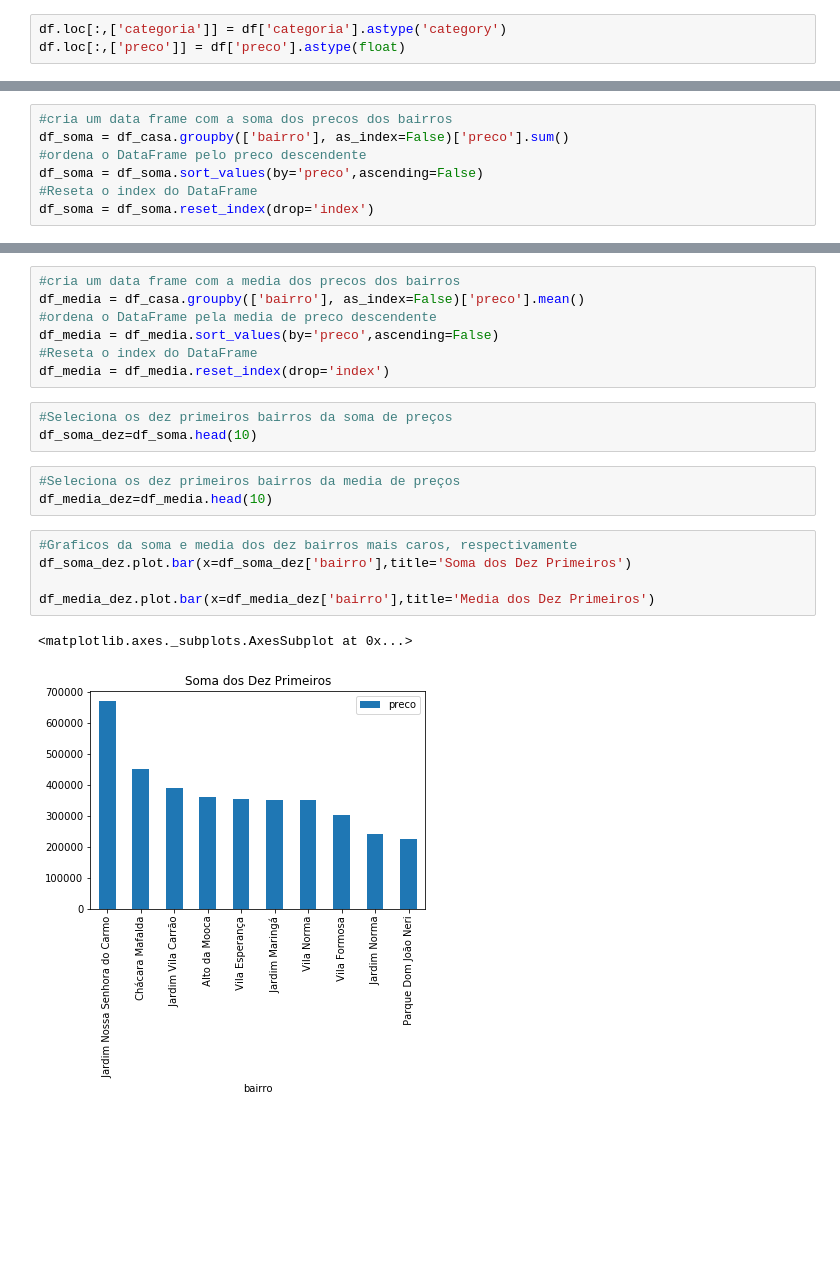
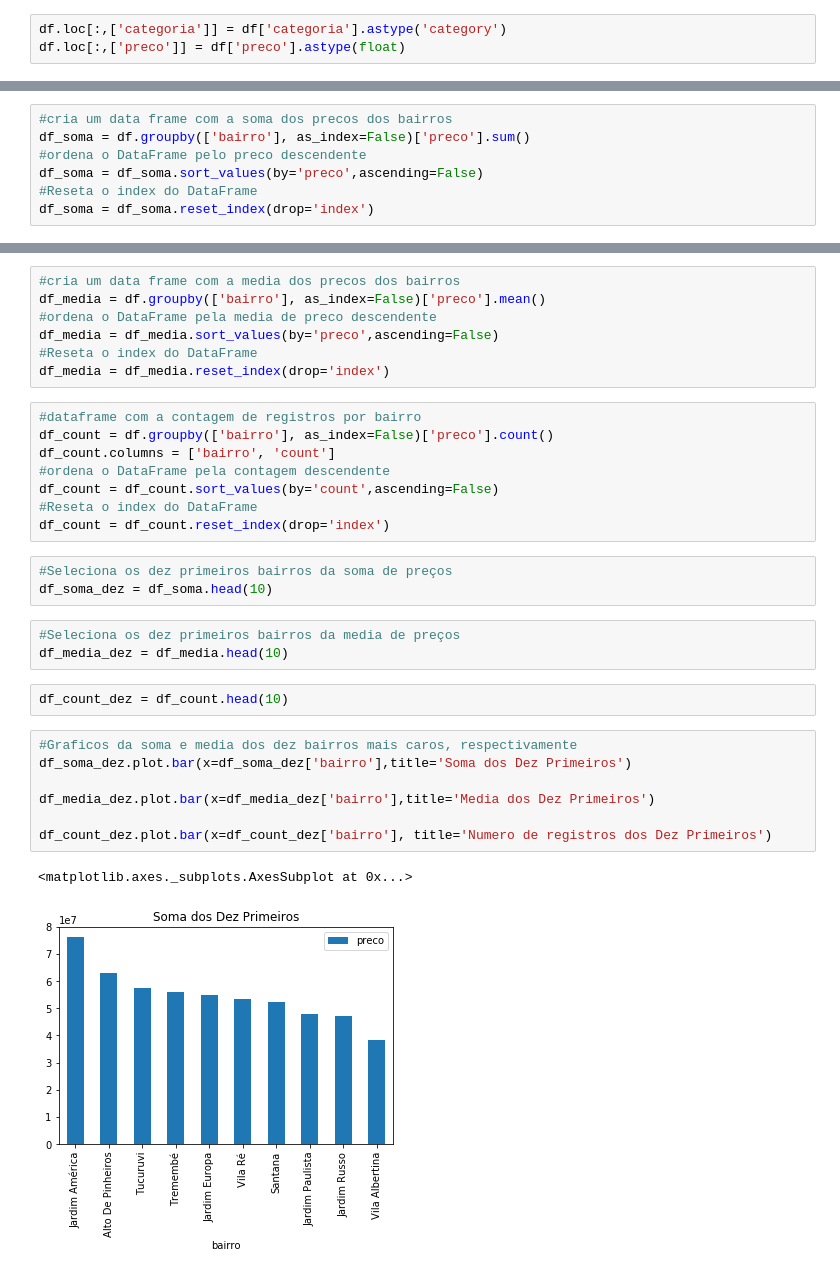
Before and after one commit to gian-lepear/olx-webscrap, a Jupyter notebook: 2-OLX_Analise/Analise_OLX.ipynb, the cells around one changed output, grey strips where cells are left out. Cells and saved outputs as stored; diff of their text form; blank space fills up the shorter version.

```diff
--- a/2-OLX_Analise/Analise_OLX.ipynb
+++ b/2-OLX_Analise/Analise_OLX.ipynb
@@ -64,6 +56,6 @@ df_casa = df_casa[['bairro', 'preco']]
 # %%
 #cria um data frame com a soma dos precos dos bairros
-df_soma = df_casa.groupby(['bairro'], as_index=False)['preco'].sum()
+df_soma = df.groupby(['bairro'], as_index=False)['preco'].sum()
 #ordena o DataFrame pelo preco descendente
 df_soma = df_soma.sort_values(by='preco',ascending=False)
 #Reseta o index do DataFrame
@@ -71,21 +84,33 @@ df_soma = df_soma.reset_index(drop='index')
 # %%
 #cria um data frame com a media dos precos dos bairros
-df_media = df_casa.groupby(['bairro'], as_index=False)['preco'].mean()
+df_media = df.groupby(['bairro'], as_index=False)['preco'].mean()
 #ordena o DataFrame pela media de preco descendente
 df_media = df_media.sort_values(by='preco',ascending=False)
 #Reseta o index do DataFrame
 df_media = df_media.reset_index(drop='index')
+# %%
+#dataframe com a contagem de registros por bairro
+df_count = df.groupby(['bairro'], as_index=False)['preco'].count()
+df_count.columns = ['bairro', 'count']
+#ordena o DataFrame pela contagem descendente
+df_count = df_count.sort_values(by='count',ascending=False)
+#Reseta o index do DataFrame
+df_count = df_count.reset_index(drop='index')
 # %%
 #Seleciona os dez primeiros bairros da soma de preços
-df_soma_dez=df_soma.head(10)
+df_soma_dez = df_soma.head(10)
 # %%
 #Seleciona os dez primeiros bairros da media de preços
-df_media_dez=df_media.head(10)
+df_media_dez = df_media.head(10)
+# %%
+df_count_dez = df_count.head(10)
 # %%
 #Graficos da soma e media dos dez bairros mais caros, respectivamente
 df_soma_dez.plot.bar(x=df_soma_dez['bairro'],title='Soma dos Dez Primeiros')
 
 df_media_dez.plot.bar(x=df_media_dez['bairro'],title='Media dos Dez Primeiros')
+
+df_count_dez.plot.bar(x=df_count_dez['bairro'], title='Numero de registros dos Dez Primeiros')
 # %% [output]
 <matplotlib.axes._subplots.AxesSubplot at 0x...>
-[figure, old version]
+[figure, new version]
```
Also changed, not shown: parts of 9 cells of this notebook, 6 other files.
